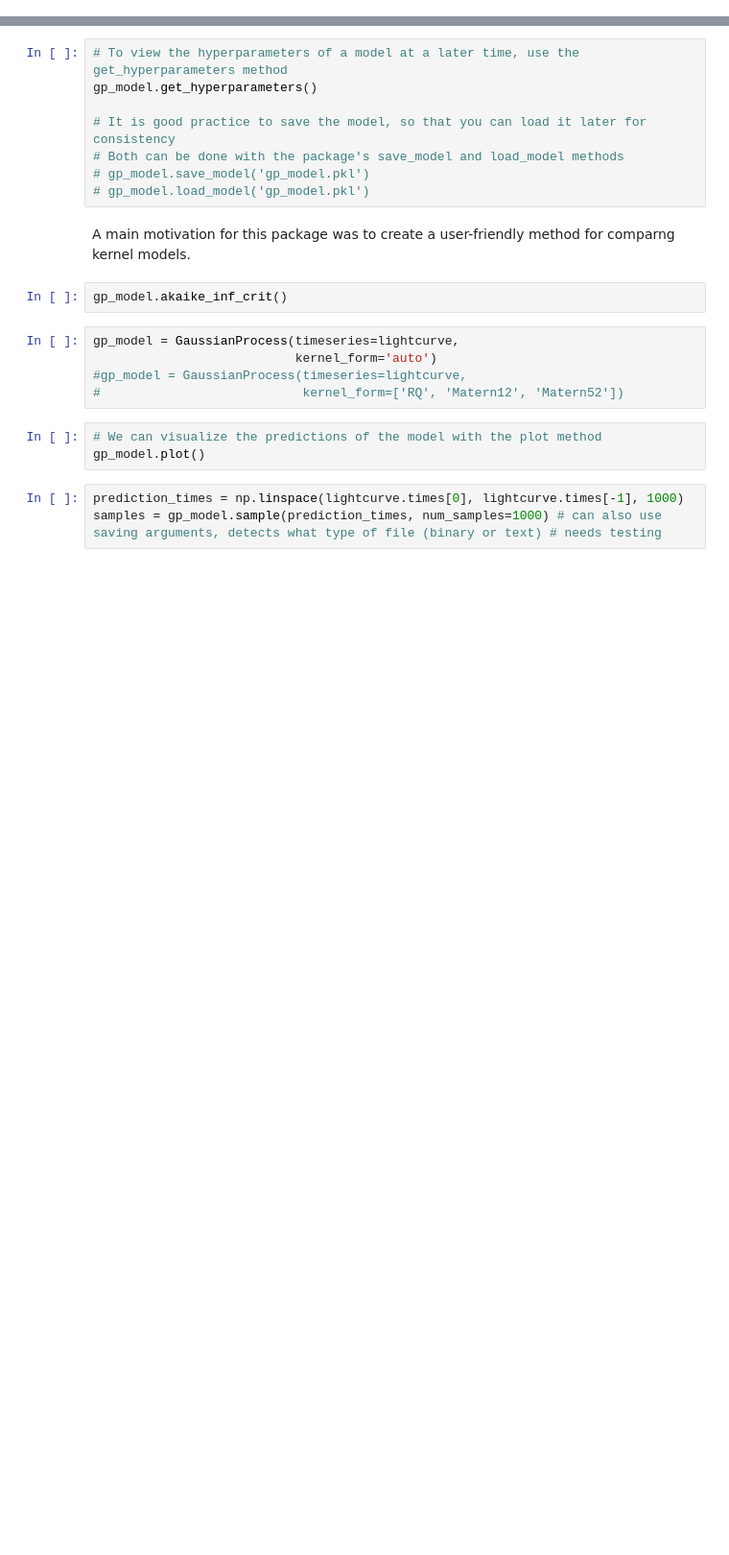
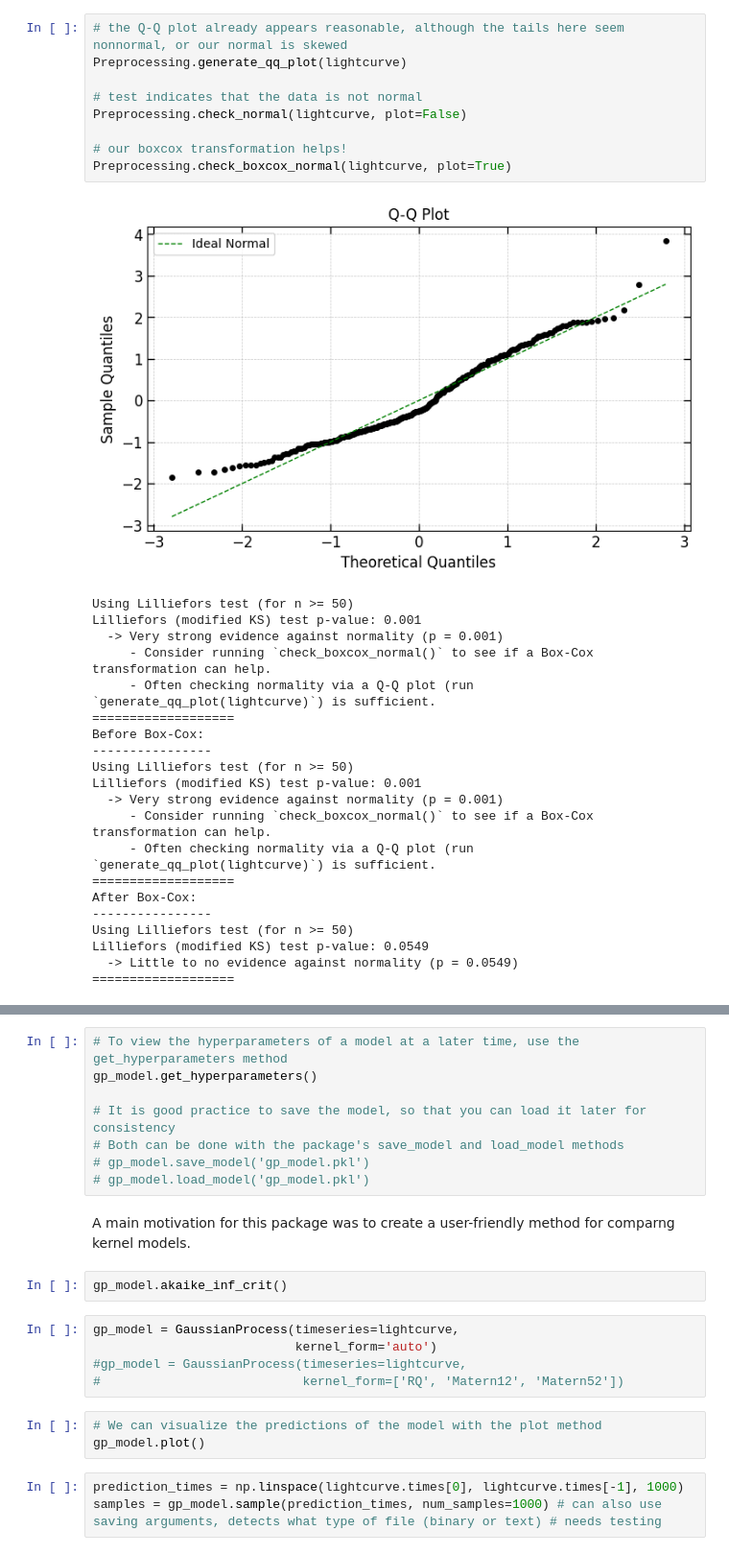
Before and after one commit to collinlewin/STELA-Toolkit, a Jupyter notebook: tutorials/main_tutorial.ipynb, the cells around one changed output, grey strips where cells are left out. Shown at 96% size. Saved outputs shown, nothing was run; the diff lists cells and outputs as text; blank space fills up the shorter version.

```diff
--- a/tutorials/main_tutorial.ipynb
+++ b/tutorials/main_tutorial.ipynb
@@ -179,0 +162,31 @@ gp_model = GaussianProcess(timeseries=lightcurve,
+# %%
+# the Q-Q plot already appears reasonable, although the tails here seem nonnormal, or our normal is skewed
+Preprocessing.generate_qq_plot(lightcurve)
+
+# test indicates that the data is not normal
+Preprocessing.check_normal(lightcurve, plot=False)
+
+# our boxcox transformation helps!
+Preprocessing.check_boxcox_normal(lightcurve, plot=True)
+# %% [output]
+[figure, added]
+Using Lilliefors test (for n >= 50)
+Lilliefors (modified KS) test p-value: 0.001
+  -> Very strong evidence against normality (p = 0.001)
+     - Consider running `check_boxcox_normal()` to see if a Box-Cox transformation can help.
+     - Often checking normality via a Q-Q plot (run `generate_qq_plot(lightcurve)`) is sufficient.
+===================
+Before Box-Cox:
+----------------
+Using Lilliefors test (for n >= 50)
+Lilliefors (modified KS) test p-value: 0.001
+  -> Very strong evidence against normality (p = 0.001)
+     - Consider running `check_boxcox_normal()` to see if a Box-Cox transformation can help.
+     - Often checking normality via a Q-Q plot (run `generate_qq_plot(lightcurve)`) is sufficient.
+===================
+After Box-Cox:
+----------------
+Using Lilliefors test (for n >= 50)
+Lilliefors (modified KS) test p-value: 0.0549
+  -> Little to no evidence against normality (p = 0.0549)
+===================
```
Also changed, not shown: parts of 20 cells of this notebook.
